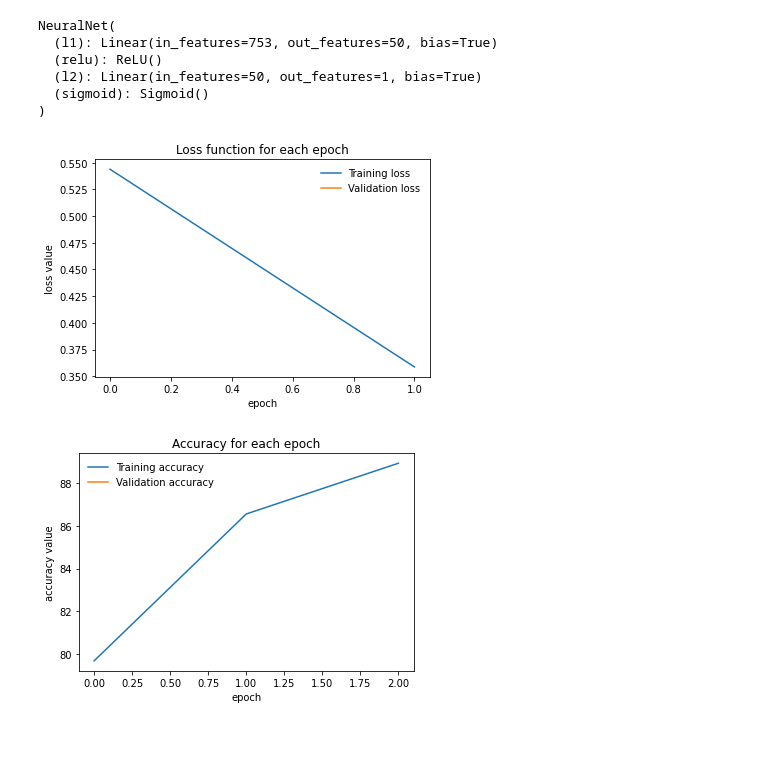
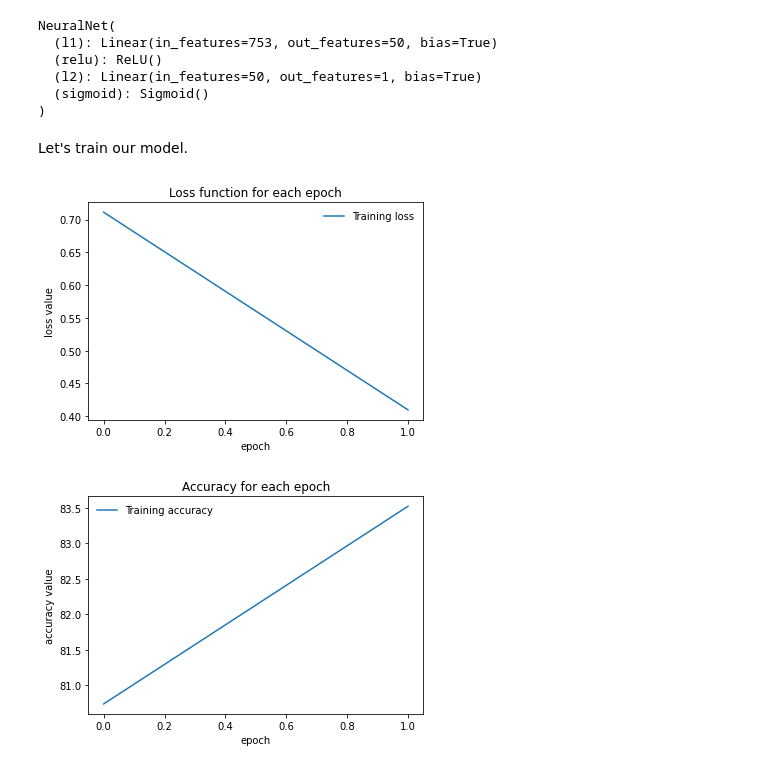
Before and after one commit to ZahraDehghani99/Parkinson-Disease-Classification, a Jupyter notebook: parkinson_disease_classification.ipynb, the cells around one changed output. Cells and saved outputs as stored; diff of their text form; code cells hidden in the pictures; blank space fills up the shorter version.

Commit message:
Complete mlp model (train acc: 83.5| test acc:82 )

```diff
--- a/parkinson_disease_classification.ipynb
+++ b/parkinson_disease_classification.ipynb
@@ -688,4 +694,7 @@ BATCH_SIZE=10
 # %%
 # Create dataloaders
-train_loader = torch.utils.data.DataLoader(dataset = train_data, batch_size = BATCH_SIZE, shuffle = True)
+train_loader = torch.utils.data.DataLoader(dataset = train_data, batch_size = BATCH_SIZE, shuffle = False) #
 test_loader = torch.utils.data.DataLoader(dataset = test_data, batch_size = BATCH_SIZE, shuffle = False)
+
+print(f'length of train data is : {len(train_data)} and length of train loader is : {len(train_loader)}')
+print(f'length of test data is : {len(test_data)} and length of test loader is : {len(test_loader)}')
@@ -834,6 +804,6 @@ def evaluate(model1, valid_loader):
   return valid_loss, valid_acc
 # %%
-fold = StratifiedKFold(5, shuffle=True, random_state=42)
+fold = StratifiedKFold(5) # shuffle false because we shuffled data in splitting train and test section
 cv_scores = {'Accuracy' : []}
 
 for fold, (train_ids, valid_ids) in enumerate(fold.split(X_train, y_train)):
@@ -851,12 +821,10 @@ for fold, (train_ids, valid_ids) in enumerate(fold.split(X_train, y_train)):
   scheduler = lr_scheduler.StepLR(optimizer, 2, gamma=0.7)
 
   total_step = len(trainloader)
-
   train_loss, valid_loss = [], []
   train_acc, valid_acc = [], []
 
   for epoch in range(num_epoch):
-
     train_loss, train_acc = train_fun(model, trainloader)
     writer.flush()
     valid_loss, valid_acc = evaluate(model, validloader)
@@ -901,40 +868,39 @@ NeuralNet(
   (l2): Linear(in_features=50, out_features=1, bias=True)
   (sigmoid): Sigmoid()
 )
+# %% [markdown]
+Let's train our model.
 # %%
-train_loss, valid_loss = [], []
-# train_acc, valid_acc = [], []
+train_loss, train_acc  = [], []
 
 for epoch in range(num_epoch):
-
   train_loss, train_acc = train_fun(model, train_loader)
   writer.flush()
-  # valid_loss, valid_acc = evaluate(model, valid_loader)
   scheduler.step()
 # %%
 torch.save(model, '/content/drive/MyDrive/ML_Dr.sajedi/mlp') # model1 with 10 epochs
 # %%
 #Training and validation loss
 plt.plot(train_loss, label='Training loss')
-plt.plot(valid_loss, label='Validation loss')
+# plt.plot(valid_loss, label='Validation loss')
 plt.legend(frameon=False)
 plt.xlabel('epoch')
 plt.ylabel('loss value')
 plt.title("Loss function for each epoch")
 plt.show()
 # %% [output]
-[figure, old version]
+[figure, new version]
 # %%
 #Training and validation accuracy
 plt.plot(train_acc, label='Training accuracy')
-plt.plot(valid_acc, label='Validation accuracy')
+# plt.plot(valid_acc, label='Validation accuracy')
 plt.legend(frameon=False)
 plt.xlabel('epoch')
 plt.ylabel('accuracy value')
 plt.title("Accuracy for each epoch")
 plt.show()
 # %% [output]
-[figure, old version]
+[figure, new version]
 # %%
 print(f'training loss on last epoch : {train_loss[-1]}')
 # print(f'validation loss on last epoch : {valid_loss[-1]}')
```
Also changed, not shown: parts of 19 cells of this notebook.
